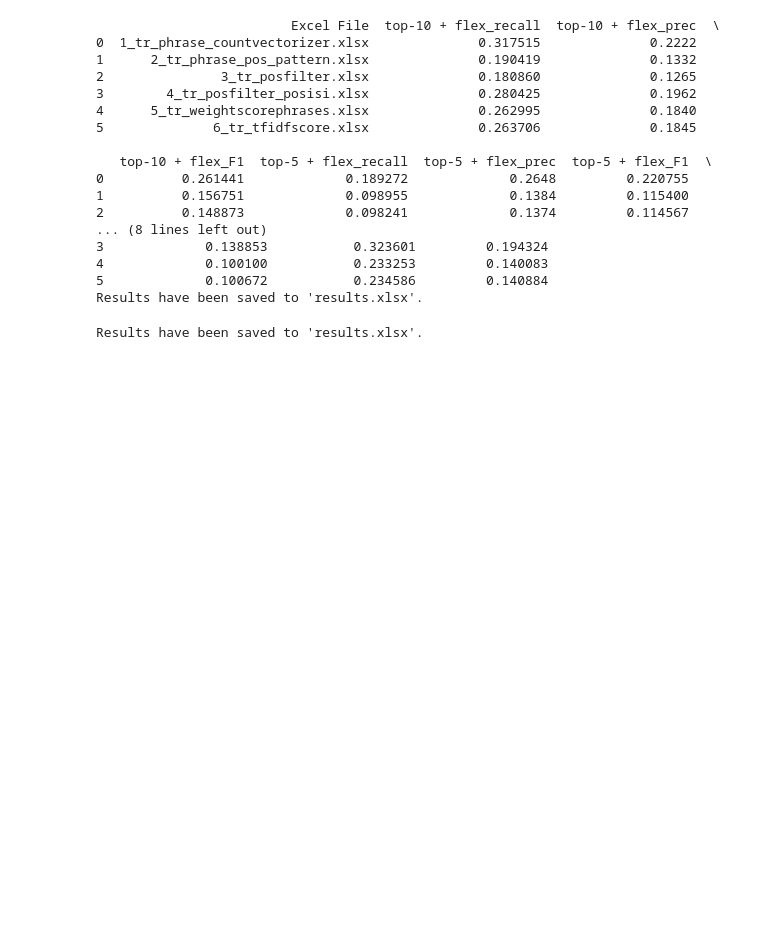
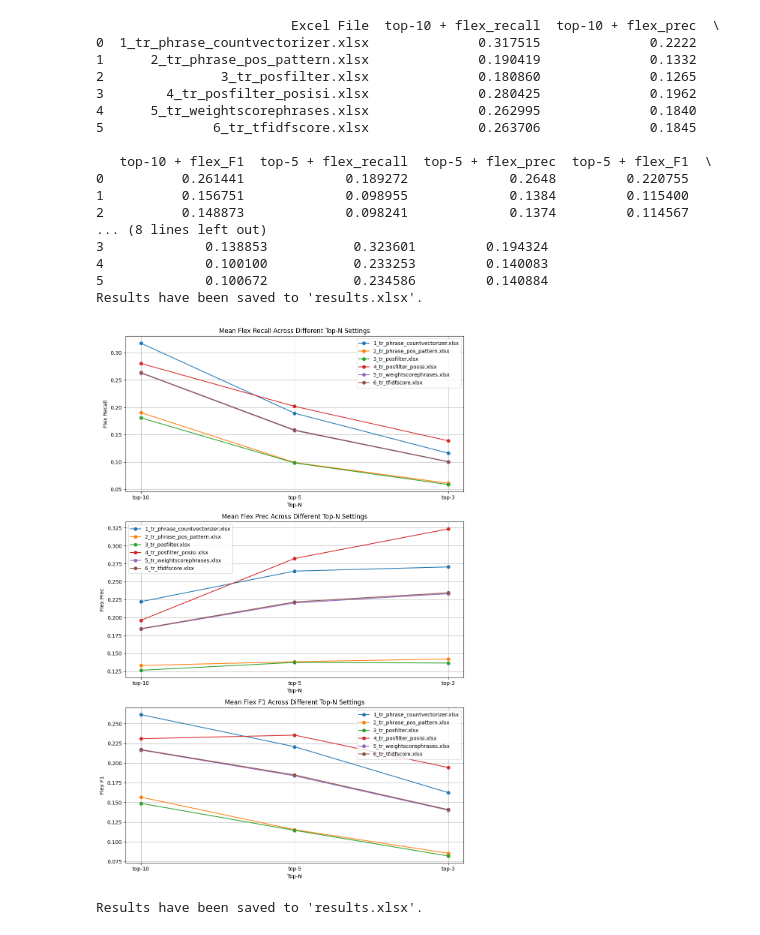
Before and after one commit to jimxs74/kw_ina_extraction, a Jupyter notebook: experiment_10/summary.ipynb, the cells around one changed output. Cells and saved outputs as stored; diff of their text form; code cells hidden in the pictures; blank space fills up the shorter version.

Commit message:
graphic summary

```diff
--- a/experiment_10/summary.ipynb
+++ b/experiment_10/summary.ipynb
@@ -130,6 +68,40 @@ print("Results have been saved to 'results.xlsx'.")
 4             0.100100           0.233253         0.140083
 5             0.100672           0.234586         0.140884
 Results have been saved to 'results.xlsx'.
+# %%
+# Plotting
+import matplotlib.pyplot as plt
+# Convert the 'Excel File' column to a categorical type with ordered categories
+result_df['Excel File'] = pd.Categorical(result_df['Excel File'], categories=result_df['Excel File'].unique(), ordered=True)
+
+# Sort DataFrame by 'Excel File'
+result_df = result_df.sort_values('Excel File')
+
+# Set the 'Excel File' column as the index
+result_df.set_index('Excel File', inplace=True)
+
+# Plotting
+fig, axes = plt.subplots(3, 1, figsize=(10, 15))
+
+metrics = ['flex_recall', 'flex_prec', 'flex_F1']
+top_n = ['top-10', 'top-5', 'top-3']
+
+for i, metric in enumerate(metrics):
+    ax = axes[i]
+    for file in result_df.index:
+        values = [result_df.at[file, f'{top} + {metric}'] for top in top_n]
+        ax.plot(top_n, values, marker='o', label=file)
+
+    ax.set_title(f'Mean {metric.replace("_", " ").title()} Across Different Top-N Settings')
+    ax.set_xlabel('Top-N')
+    ax.set_ylabel(metric.replace('_', ' ').title())
+    ax.grid(True)
+    ax.legend()
+
+plt.tight_layout()
+plt.show()
+# %% [output]
+[figure, added]
 # %%
 # Save the result DataFrame to an Excel file
 result_df.to_excel('summary_results.xlsx', index=False)
```
Also changed, not shown: parts of 4 cells of this notebook, 1 other file.
